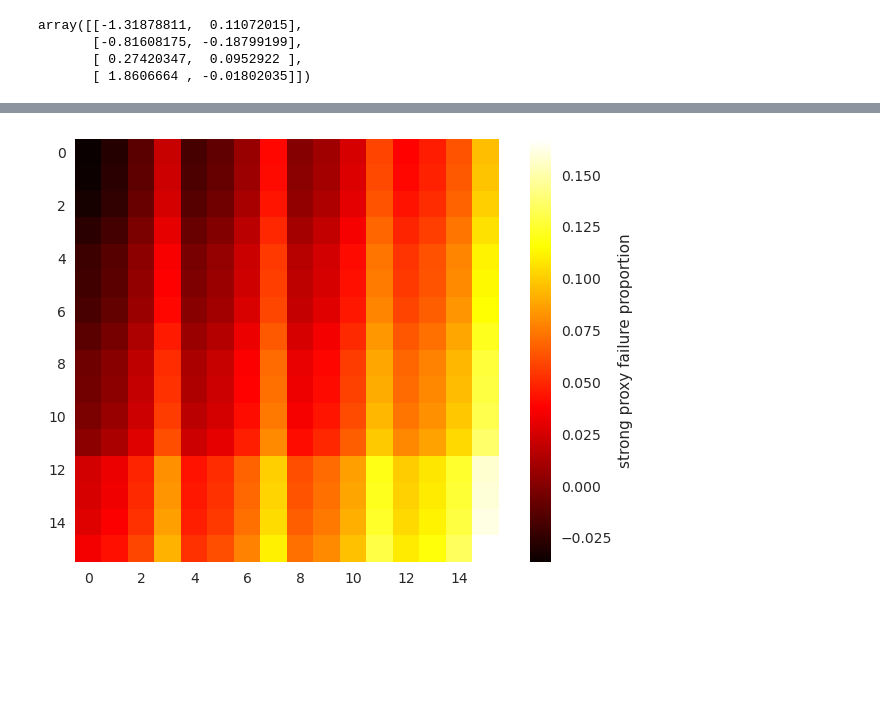
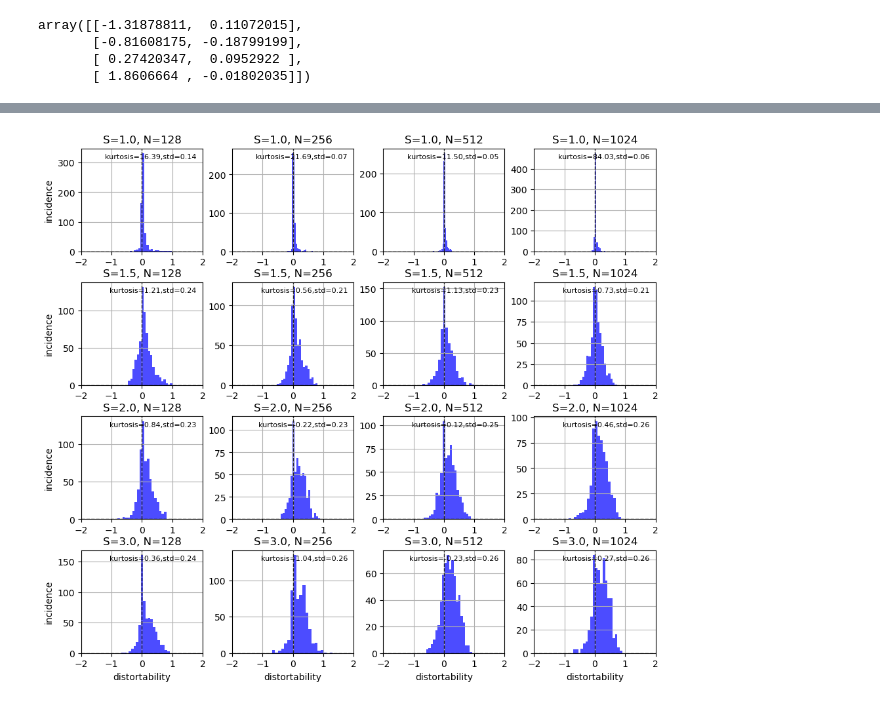
Before and after one commit to paulbanse/Proxy_General_Model, a Jupyter notebook: Clean_version/analyze_data.ipynb, the cells around one changed output, grey strips where cells are left out. Drawn from its saved outputs; the diff is of its cells as text; code cells hidden in the pictures; blank space fills up the shorter version.

Commit message:
created module general data and folder for figure storage

```diff
--- a/Clean_version/analyze_data.ipynb
+++ b/Clean_version/analyze_data.ipynb
@@ -48,24 +47,37 @@ def plot_deltagoal_vs_deltaproxcorrelation_along(df, param1, param2):
     ''' find all possible values of param1 and param2 in the dataframe df
         and plot the delta goal vs delta proxy for each combination of param1 and param2
     '''
+    print("Beware, Na values for correlation_diff are ignored")
     param1_values = df[param1].unique()
     param2_values = df[param2].unique()
     param_combinations = list(product(param1_values, param2_values))
+    print(len(param1_values), len(param2_values))
     fig, axes = plt.subplots(len(param1_values), len(param2_values), figsize=(15, 10), sharex=True, sharey=True)
     for (p1, p2) in param_combinations:
         sub_df = df[(df[param1] == p1) & (df[param2] == p2)]
+        sub_df_no_na = sub_df[sub_df["correlation_diff"].notna()]
+        sub_df_no_na = sub_df_no_na[sub_df_no_na["correlation_diff"] > -1.999]
+        sub_df = sub_df_no_na
+
         xi = param1_values.tolist().index(p1)
         yi = param2_values.tolist().index(p2)
         ax = axes[xi, yi]
 
+        # scale all colors to be between -1 and 1
 
-        ax.scatter(sub_df["proxy_improvement"],sub_df["goal_improvement"], alpha = 0.5)
-        na_df = sub_df[sub_df["correlation_diff"].isna()]
-        ax.scatter(na_df["goal_improvement"],[0]*len(na_df), color = "r", alpha = 0.5)
+
+
+        ax.scatter(sub_df["proxy_improvement"],sub_df["goal_improvement"], alpha = 0.2,c=sub_df["correlation_diff"], cmap='viridis')
+
+        #remove transparency from colorbar
+        cbar = plt.colorbar(ax.collections[0], ax=ax)
+        cbar.solids.set_alpha(1)
+
         ax.set_title(f'{param1}={p1}, {param2}={p2}')
         if param2_values.tolist().index(p2) == 0:
             ax.set_ylabel('Delta Goal')
         if param1_values.tolist().index(p1) == len(param1_values)-1:
+            #ax.set_xlabel('Delta goal in ideal case')
             ax.set_xlabel('Delta proxy ')
 
         ax.grid()
@@ -73,6 +85,7 @@ def plot_deltagoal_vs_deltaproxcorrelation_along(df, param1, param2):
         ax.set_ylim(-2, 2)
     plt.tight_layout()
     plt.show()
+    print(sub_df["correlation_diff"])
 
 plot_deltagoal_vs_deltaproxcorrelation_along(df, 'S', 'N')
 # %% [output]
@@ -264,24 +312,61 @@ R² scores: [0.32252349375514267, 0.32252349375514267, 0.32252349375514255, 0.32
 # %%
+from scipy.optimize import curve_fit
+import json
+import numpy as np
+import matplotlib.pyplot as plt
+from scipy.stats import kurtosis
+from itertools import product
+def plot_deltagoal_vs_deltaproxcorrelation_along(df, param1, param2):
+    ''' find all possible values of param1 and param2 in the dataframe df
+        and plot the delta goal vs delta proxy for each combination of param1 and param2.
+        Colorcode the points by df['correlation_diff'].
+    '''
+    param1_values = df[param1].unique()
+    param2_values = df[param2].unique()
+    param_combinations = list(product(param1_values, param2_values))
+    # Create figure with space for colorbar
+    fig = plt.figure(figsize=(12, 10))
+    # Create a grid layout that reserves space for the colorbar
+    gs = fig.add_gridspec(len(param1_values), len(param2_values) + 1,
+                         width_ratios=[1]*len(param2_values) + [0.05],
+                         hspace=0.3, wspace=0.3)
+    # Store scatter plot collections for colorbar
+    scatter_collections = []
+    for (p1, p2) in param_combinations:
+        sub_df = df[(df[param1] == p1) & (df[param2] == p2)]
+        xi = param1_values.tolist().index(p1)
+        yi = param2_values.tolist().index(p2)
+        ax = fig.add_subplot(gs[xi, yi])
+        # scale colors in all subplots the same way
+        #scatter = ax.scatter(sub_df["correlation_diff"],sub_df['proxy_improvement'] - sub_df["goal_improvement"], alpha = 0.5, c=sub_df['proxy_improvement'], cmap='viridis', vmin=-1, vmax=1)
+        #scatter_collections.append(scatter)
+        ax.hist(sub_df['proxy_improvement'] - sub_df["goal_improvement"], bins=20, color='blue', alpha=0.7)
+        #write the kurtosis of the histogram in the top right corner
 
-# use te PLS model to predict the Y value for a new X value
-new_X = np.array([[16, 3.5, 2, 256]])
-new_X_scaled = scaler_X.transform(new_X)
-predicted_Y_scaled = pls.predict(new_X_scaled)
-predicted_Y = scaler_Y.inverse_transform(predicted_Y_scaled)
-print("Predicted Y for new X:", predicted_Y)
+        kurt = kurtosis(sub_df['proxy_improvement'] - sub_df["goal_improvement"], fisher=True, bias=False)
+        std = np.std(sub_df['proxy_improvement'] - sub_df["goal_improvement"])
+        ax.text(0.95, 0.95, f'kurtosis={kurt:.2f},std={std:.2f}', transform=ax.transAxes, fontsize=8, verticalalignment='top', horizontalalignment='right')
 
-# predict for all values of X
-predicted_Y_all_scaled = pls.predict(X_scaled)
-predicted_Y_all = scaler_Y.inverse_transform(predicted_Y_all_scaled)
-
-M = np.zeros((16,16))
-for k in range(len(predicted_Y_all)):
-    M[k%16, k//16] = predicted_Y_all[k]
-
-# compare predicted_Y_all with Y
-import matplotlib.pyplot as plt
-plt.grid(False)
-plt.imshow(M, cmap='hot', interpolation='nearest')
-plt.colorbar(label='strong proxy failure proportion')
-plt.show()
+        na_df = sub_df[sub_df["correlation_diff"].isna()]
+        #ax.scatter(na_df["goal_improvement"],[0]*len(na_df), color = "r", alpha = 0.3)
+        ax.set_title(f'{param1}={p1}, {param2}={p2}')
+        if param2_values.tolist().index(p2) == 0:
+            ax.set_ylabel('incidence')
+        if param1_values.tolist().index(p1) == len(param1_values)-1:
+            ax.set_xlabel('distortability')
+        ax.grid()
+        ax.set_xlim(-2, 2)
+        #ax.set_ylim(-2, 2)
+        # Add black lines for x=0 and y=0
+        ax.axhline(y=0, color='black', linewidth=1, alpha=0.8, linestyle='--')
+        ax.axvline(x=0, color='black', linewidth=1, alpha=0.8, linestyle='--')
+    # Add colorbar in the reserved space
+    if scatter_collections:
+        # Create colorbar axis spanning all rows
+        cbar_ax = fig.add_subplot(gs[:, -1])
+        cbar = plt.colorbar(scatter_collections[0], cax=cbar_ax, label='delta Proxy')
+        cbar.solids.set_alpha(1)  # Make colorbar non-transparent
+    fig.savefig(f'delta_goal_vs_delta_proxy_correlation_{param1}_{param2}.pdf', bbox_inches='tight')
+    plt.show()
+plot_deltagoal_vs_deltaproxcorrelation_along(df, 'S', 'N')
 # %% [output]
@@ -289,4 +373,4 @@ Predicted Y for new X: [[0.01880984]]
-[figure, old version]
+[figure, new version]
 # %%
 a = Y_strong.flatten()
 
```
Also changed, not shown: parts of 17 cells of this notebook, 10 other files.
